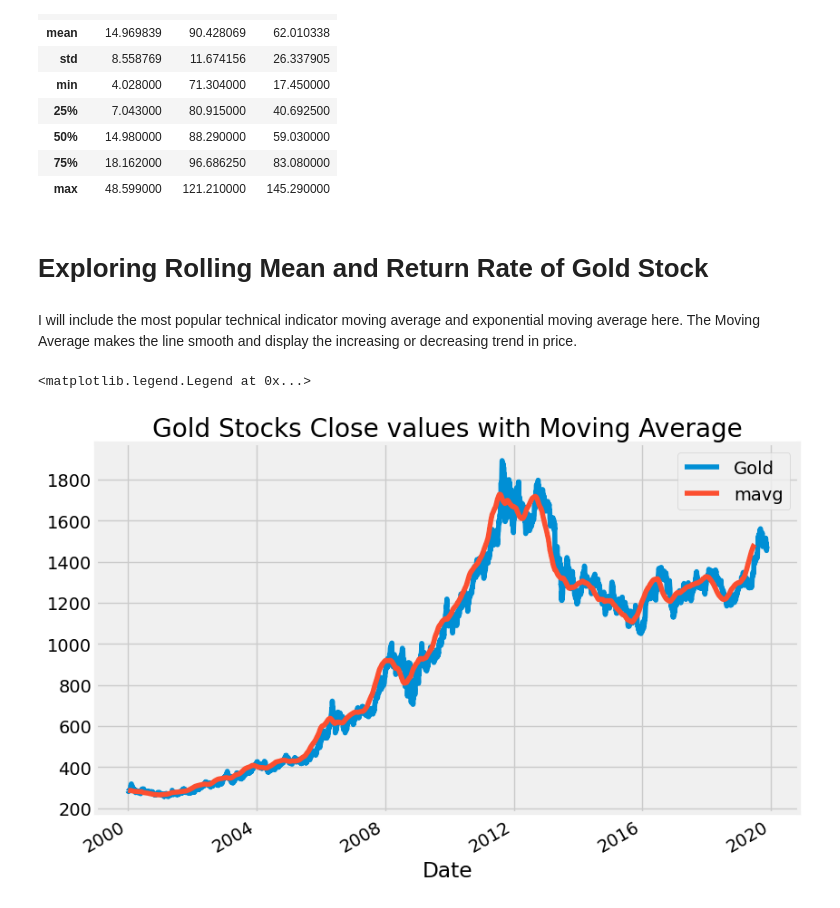
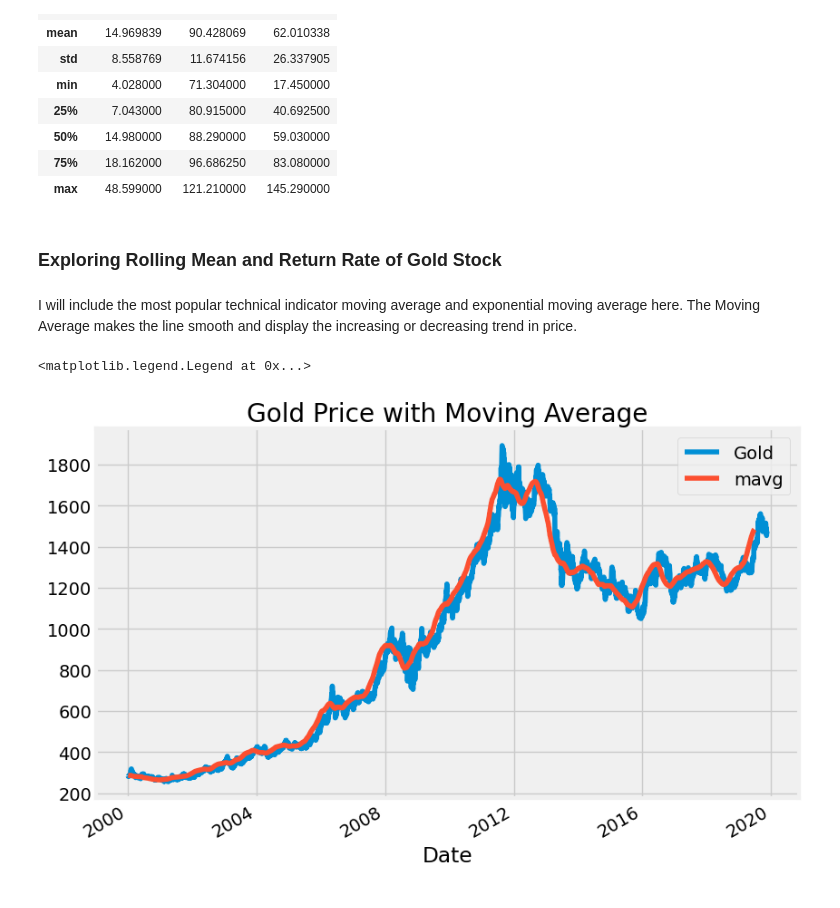
Before and after one commit to roberthsheng/trading-comparative-analysis, a Jupyter notebook: quantitative_analysis.ipynb, the cells around one changed output. Cells and saved outputs as stored; diff of their text form; code cells hidden in the pictures.

Commit message:
visualizations and correlation analysis

```diff
--- a/quantitative_analysis.ipynb
+++ b/quantitative_analysis.ipynb
@@ -132,7 +132,7 @@ df.describe()  # statistics
 | 75% | 18.162000 | 96.686250 | 83.080000 |
 | max | 48.599000 | 121.210000 | 145.290000 |
 # %% [markdown]
-# Exploring Rolling Mean and Return Rate of Gold Stock
+### Exploring Rolling Mean and Return Rate of Gold Stock
 # %% [markdown]
 I will include the most popular technical indicator moving average and exponential moving average here. The Moving Average makes the line smooth and display the increasing or decreasing trend in price.
 # %%
@@ -153,17 +153,17 @@ def value_to_float(x):
     return float(x.replace(',', ''))
 # %%
 df_gold['Gold'] = df_gold['Gold'].apply(value_to_float)
-close = df_gold['Gold']
+price = df_gold['Gold']
 
-mavg = close.rolling(window=100).mean()
+mavg = price.rolling(window=100).mean()
 plt.figure(figsize=(10,6))
 plt.style.use('fivethirtyeight')
 
 # plotting
-close.plot(label='Gold')
+price.plot(label='Gold')
 mavg.plot(label='mavg')
-plt.title('Gold Stocks Close values with Moving Average')
+plt.title('Gold Price with Moving Average')
 plt.legend()
 # %% [output]
 <matplotlib.legend.Legend at 0x...>
-[figure, old version]
+[figure, new version]
```
Also changed, not shown: parts of 11 cells of this notebook.
